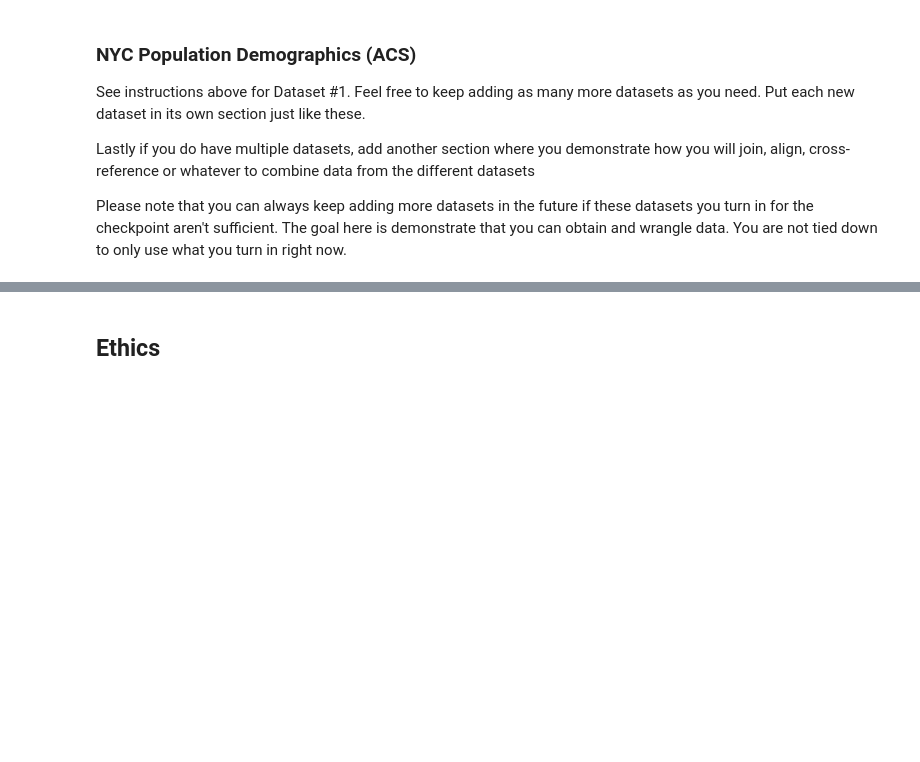
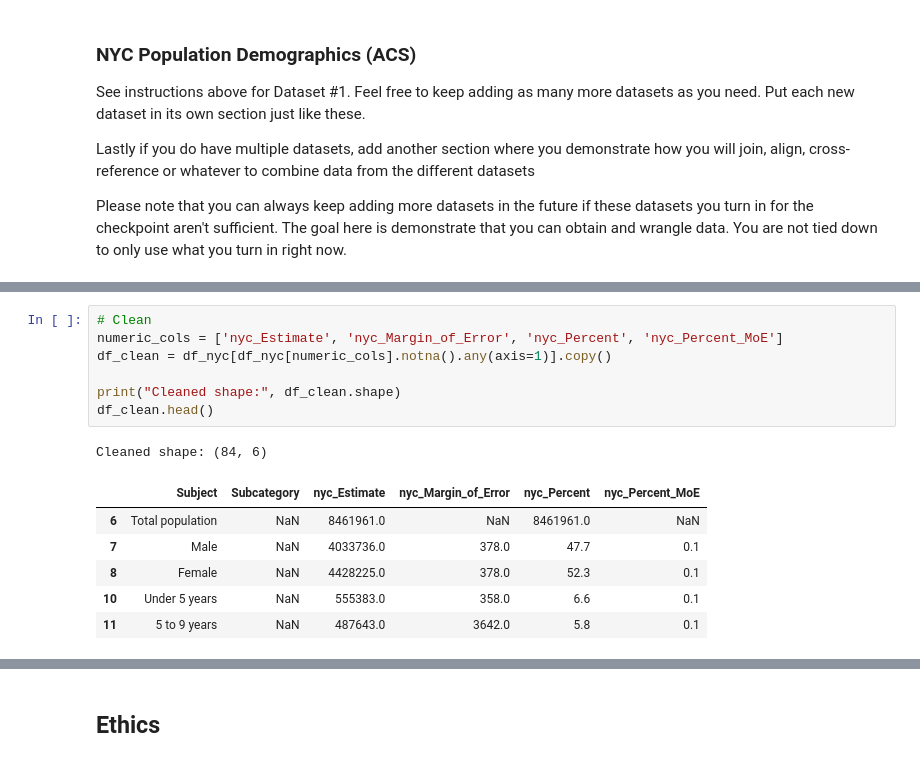
Before and after one commit to COGS108/Group017_WI26, a Jupyter notebook: 01-DataCheckpoint.ipynb, the cells around one changed output, grey strips where cells are left out. Drawn from its saved outputs; the diff is of its cells as text; blank space fills up the shorter version.

```diff
--- a/01-DataCheckpoint.ipynb
+++ b/01-DataCheckpoint.ipynb
@@ -316,0 +397,15 @@ Please note that you can always keep adding more datasets in the future if these
+# %%
+# Clean
+numeric_cols = ['nyc_Estimate', 'nyc_Margin_of_Error', 'nyc_Percent', 'nyc_Percent_MoE']
+df_clean = df_nyc[df_nyc[numeric_cols].notna().any(axis=1)].copy()
+
+print("Cleaned shape:", df_clean.shape)
+df_clean.head()
+# %% [output]
+Cleaned shape: (84, 6)
+|  | Subject | Subcategory | nyc_Estimate | nyc_Margin_of_Error | nyc_Percent | nyc_Percent_MoE |
+| 6 | Total population | NaN | 8461961.0 | NaN | 8461961.0 | NaN |
+| 7 | Male | NaN | 4033736.0 | 378.0 | 47.7 | 0.1 |
+| 8 | Female | NaN | 4428225.0 | 378.0 | 52.3 | 0.1 |
+| 10 | Under 5 years | NaN | 555383.0 | 358.0 | 6.6 | 0.1 |
+| 11 | 5 to 9 years | NaN | 487643.0 | 3642.0 | 5.8 | 0.1 |
```
Also changed, not shown: parts of 9 cells of this notebook.
